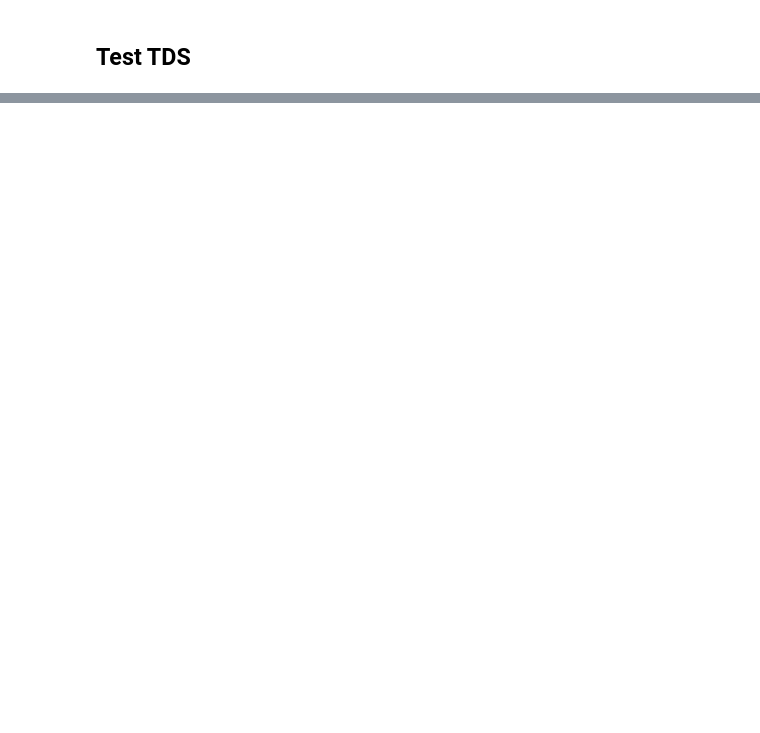
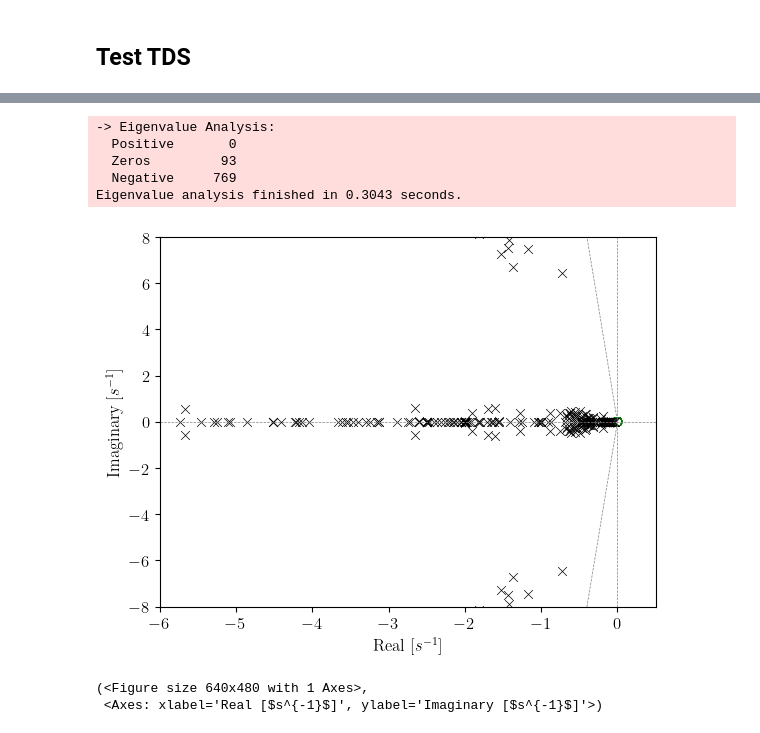
Before and after one commit to jinningwang/thermal_inertia, a Jupyter notebook: DynamicCasePrepare.ipynb, the cells around one changed output, grey strips where cells are left out. Saved outputs shown, nothing was run; the diff lists cells and outputs as text; code cells hidden in the pictures; blank space fills up the shorter version.

```diff
--- a/DynamicCasePrepare.ipynb
+++ b/DynamicCasePrepare.ipynb
@@ -300,12 +321,0 @@ RenPitch
-# %%
-WTPTA1 = pd.DataFrame()
-
-# mapped parameters
-WTPTA1['u'] = [1] * len(syg_w2t)
-WTPTA1['idx'] = [f'WTPTA1_{i}' for i in range(len(syg_w2t))]
-WTPTA1['rea'] = WTARA1['idx']
-
-# unmapped parameters are skipped and default values are used
-# add to the system
-for row in WTPTA1.itertuples(index=False):
-    sa.WTPTA1.add(**row._asdict())
@@ -366,25 +322,3 @@ Unmapped parameters: Kt, At
-# %%
-# --- convert TGOV1N attached to GT type generators to GAST ---
-GAST = pd.DataFrame()
-# mapped parameters
-GAST['u'] = [1] * len(tg_gt)
-GAST['idx'] = [f'GAST_{i}' for i in range(1, len(tg_gt)+1)]
-GAST['syn'] = sa.TurbineGov.get(src='syn', idx=tg_gt)
-GAST['Tn'] = sa.TurbineGov.get(src='Tn', idx=tg_gt)
-GAST['wref0'] = sa.TurbineGov.get(src='wref0', idx=tg_gt)
-GAST['R'] = sa.TurbineGov.get(src='R', idx=tg_gt)
-GAST['VMAX'] = sa.TurbineGov.get(src='VMAX', idx=tg_gt)
-GAST['VMIN'] = sa.TurbineGov.get(src='VMIN', idx=tg_gt)
-GAST['T2'] = sa.TurbineGov.get(src='T2', idx=tg_gt)
-GAST['T3'] = sa.TurbineGov.get(src='T3', idx=tg_gt)
-GAST['Dt'] = sa.TurbineGov.get(src='Dt', idx=tg_gt)
-
-# unmapped parameters are skipped and default values are used
-# KT, AT
-
-# --- add the GAST to the system ---
-for row in GAST.itertuples(index=False):
-    sa.GAST.add(**row._asdict())
 # %%
 # Export to XLSX for Further Use
 
@@ -398,0 +340,8 @@ sa.PFlow.run()
+# %%
+# Constant load
+sa.PQ.config.p2p = 1
+sa.PQ.config.q2q = 1
+sa.PQ.config.p2z = 0
+sa.PQ.config.q2z = 0
+
+sa.PFlow.run()
@@ -401,3 +384,15 @@ _ = sa.TDS.init()
+# %%
+sa.EIG.run()
+sa.EIG.plot()
+# %% [output]
+-> Eigenvalue Analysis:
+  Positive       0
+  Zeros         93
+  Negative     769
+Eigenvalue analysis finished in 0.3043 seconds.
+[figure, added]
+(<Figure size 640x480 with 1 Axes>,
+ <Axes: xlabel='Real [$s^{-1}$]', ylabel='Imaginary [$s^{-1}$]'>)
 # %%
 sa.TDS.config.tf = 40
 sa.TDS.config.criteria = 0
```
Also changed, not shown: parts of 32 cells of this notebook, 1 other file.
